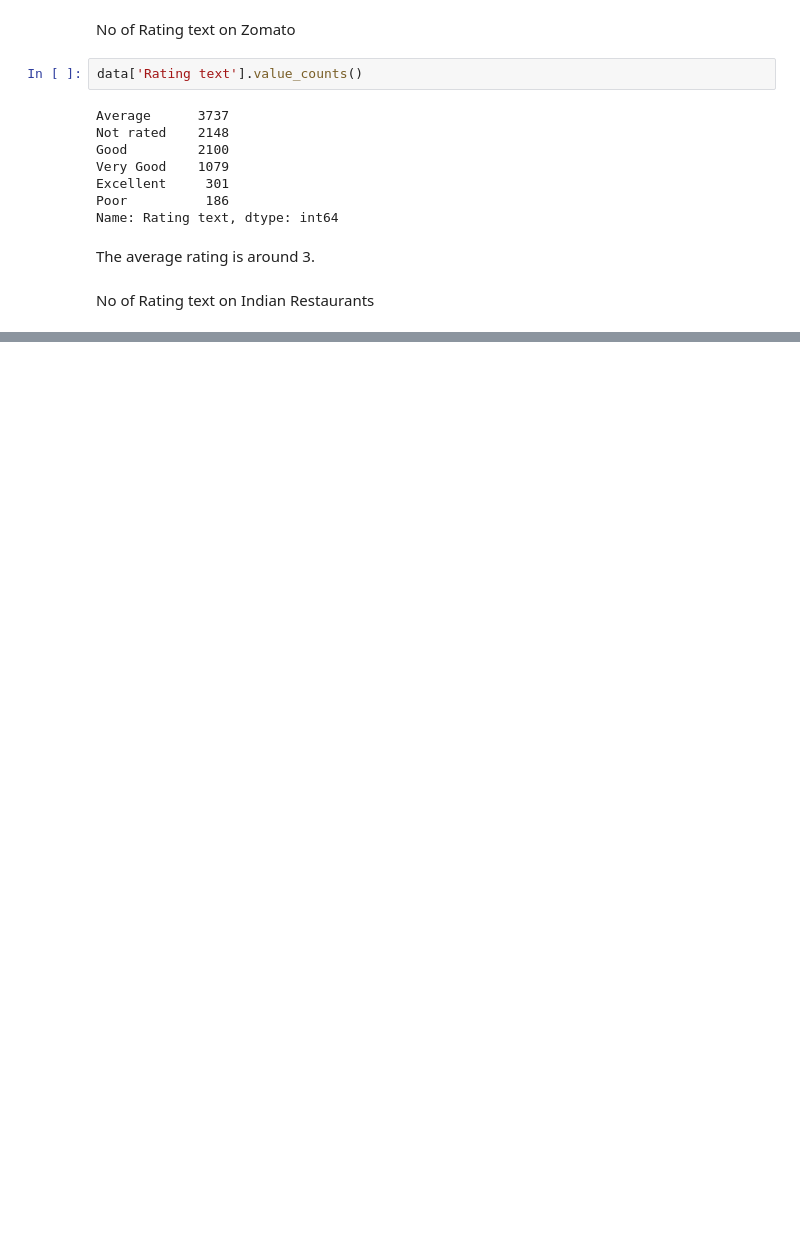
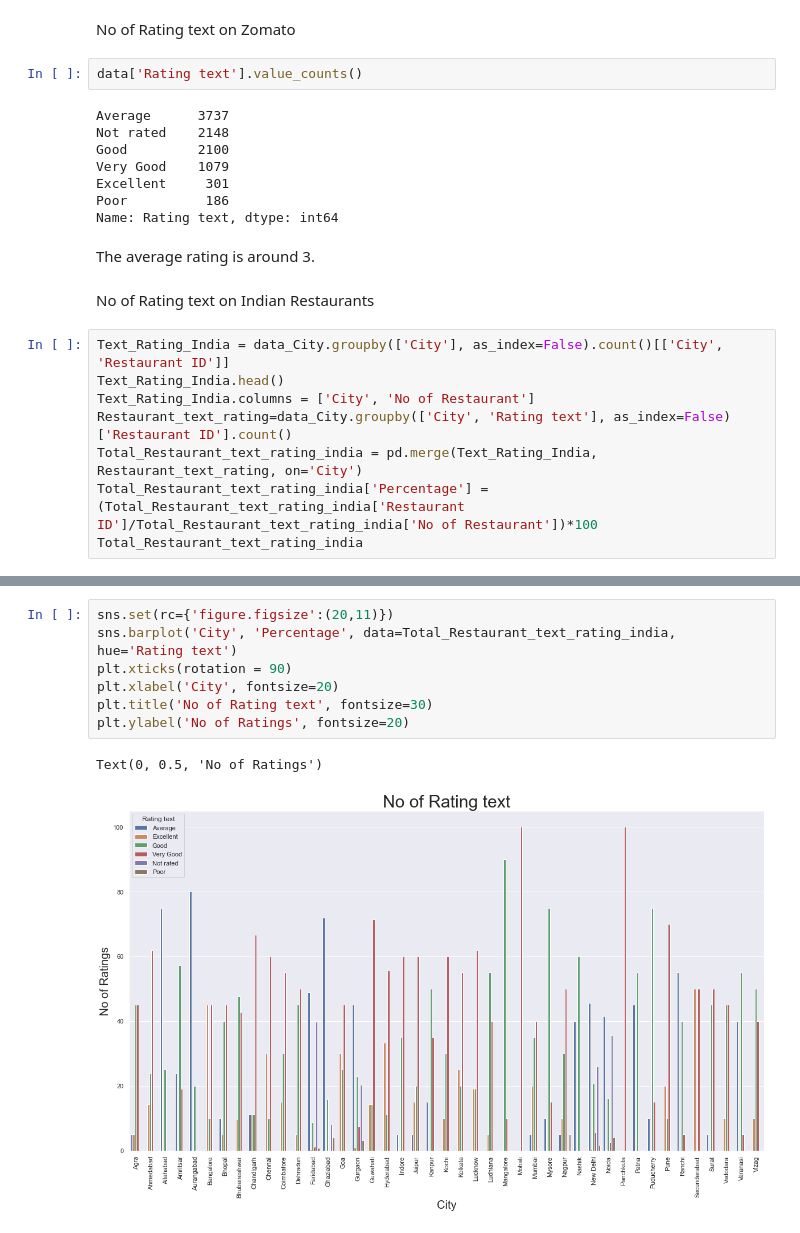
Before and after one commit to apoorvasahu/Zomato_analysis, a Jupyter notebook: zomato.ipynb, the cells around one changed output, grey strips where cells are left out. Saved outputs shown, nothing was run; the diff lists cells and outputs as text; blank space fills up the shorter version.

```diff
--- a/zomato.ipynb
+++ b/zomato.ipynb
@@ -310,3 +277,11 @@ Name: Rating text, dtype: int64
 The average rating is around 3.
 # %% [markdown]
 No of Rating text on Indian Restaurants
+# %%
+Text_Rating_India = data_City.groupby(['City'], as_index=False).count()[['City', 'Restaurant ID']]
+Text_Rating_India.head()
+Text_Rating_India.columns = ['City', 'No of Restaurant']
+Restaurant_text_rating=data_City.groupby(['City', 'Rating text'], as_index=False)['Restaurant ID'].count()
+Total_Restaurant_text_rating_india = pd.merge(Text_Rating_India, Restaurant_text_rating, on='City')
+Total_Restaurant_text_rating_india['Percentage'] = (Total_Restaurant_text_rating_india['Restaurant ID']/Total_Restaurant_text_rating_india['No of Restaurant'])*100
+Total_Restaurant_text_rating_india
@@ -312,0 +302,10 @@ No of Rating text on Indian Restaurants
+# %%
+sns.set(rc={'figure.figsize':(20,11)})
+sns.barplot('City', 'Percentage', data=Total_Restaurant_text_rating_india, hue='Rating text')
+plt.xticks(rotation = 90)
+plt.xlabel('City', fontsize=20)
+plt.title('No of Rating text', fontsize=30)
+plt.ylabel('No of Ratings', fontsize=20)
+# %% [output]
+Text(0, 0.5, 'No of Ratings')
+[figure, added]
```
Also changed, not shown: parts of 4 cells of this notebook.
